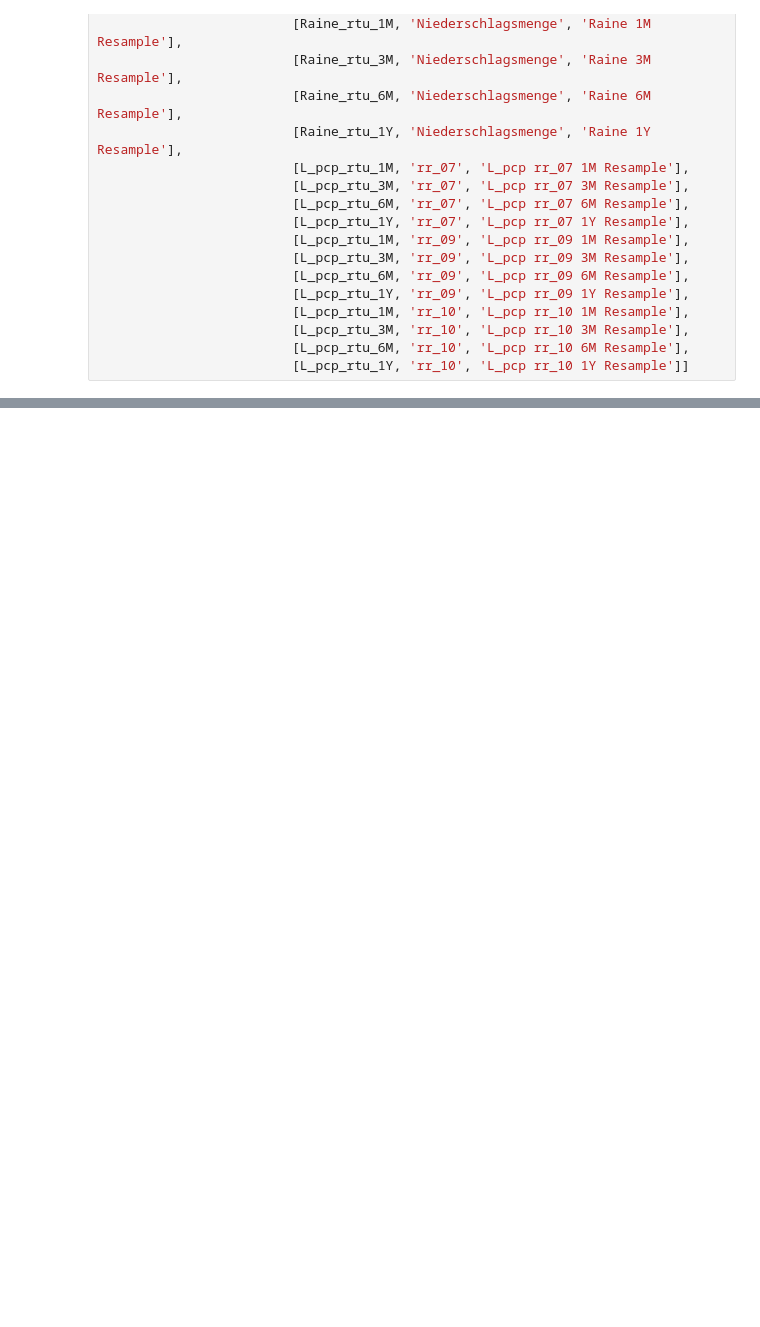
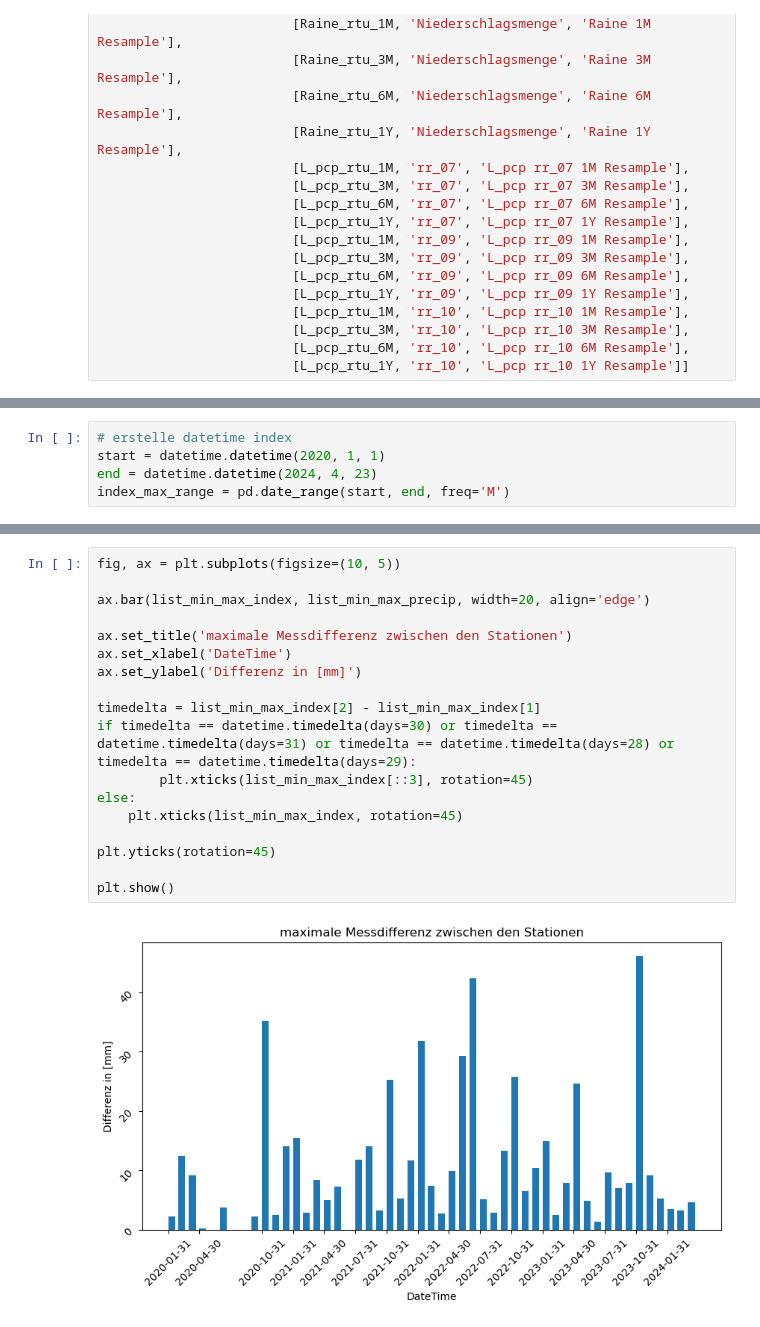
Before and after one commit to Nicholas202024/Hiwi_Code, a Jupyter notebook: statistik_summen.ipynb, the cells around one changed output, grey strips where cells are left out. Saved outputs shown, nothing was run; the diff lists cells and outputs as text; blank space fills up the shorter version.

Commit message:
Messdifferenzen

```diff
--- a/statistik_summen.ipynb
+++ b/statistik_summen.ipynb
@@ -205,0 +206,5 @@ for list in list_stations_columns:
+# %%
+# erstelle datetime index
+start = datetime.datetime(2020, 1, 1)
+end = datetime.datetime(2024, 4, 23)
+index_max_range = pd.date_range(start, end, freq='M')
@@ -205,0 +250,20 @@ for list in list_stations_columns:
+# %%
+fig, ax = plt.subplots(figsize=(10, 5))
+
+ax.bar(list_min_max_index, list_min_max_precip, width=20, align='edge')
+
+ax.set_title('maximale Messdifferenz zwischen den Stationen')
+ax.set_xlabel('DateTime')
+ax.set_ylabel('Differenz in [mm]')
+
+timedelta = list_min_max_index[2] - list_min_max_index[1]
+if timedelta == datetime.timedelta(days=30) or timedelta == datetime.timedelta(days=31) or timedelta == datetime.timedelta(days=28) or timedelta == datetime.timedelta(days=29):
+        plt.xticks(list_min_max_index[::3], rotation=45)
+else:
+    plt.xticks(list_min_max_index, rotation=45)
+
+plt.yticks(rotation=45)
+
+plt.show()
+# %% [output]
+[figure, added]
```
Also changed, not shown: parts of 19 cells of this notebook.
